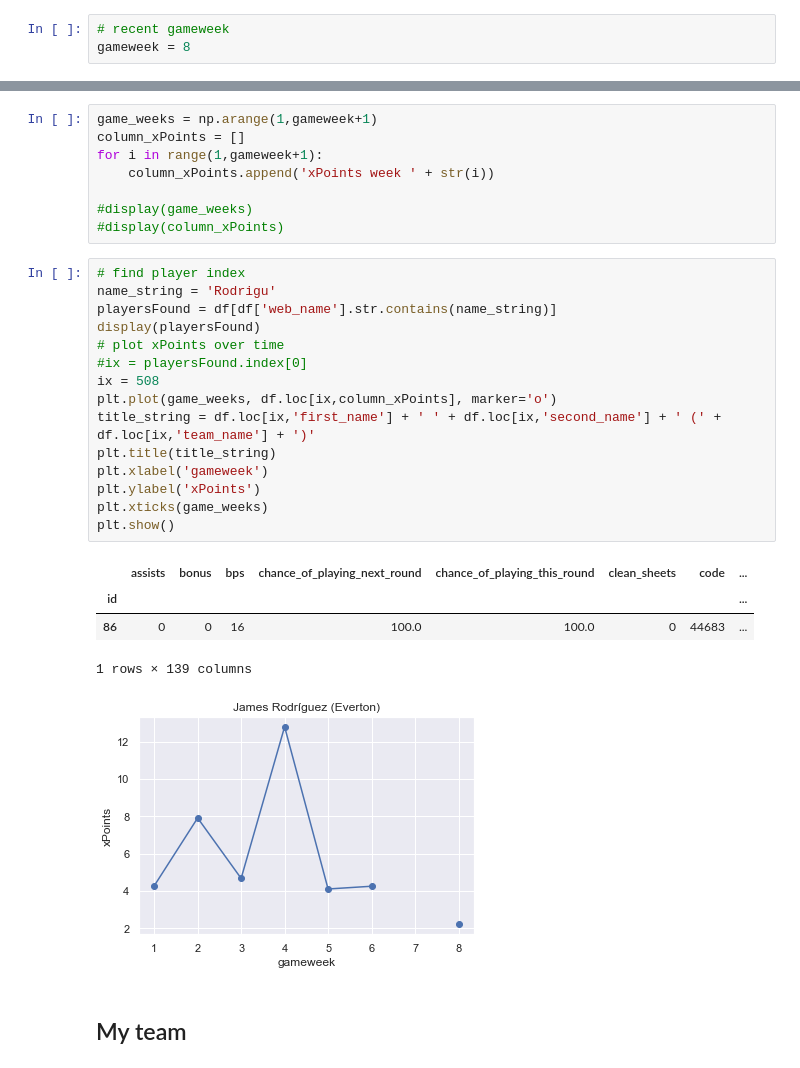
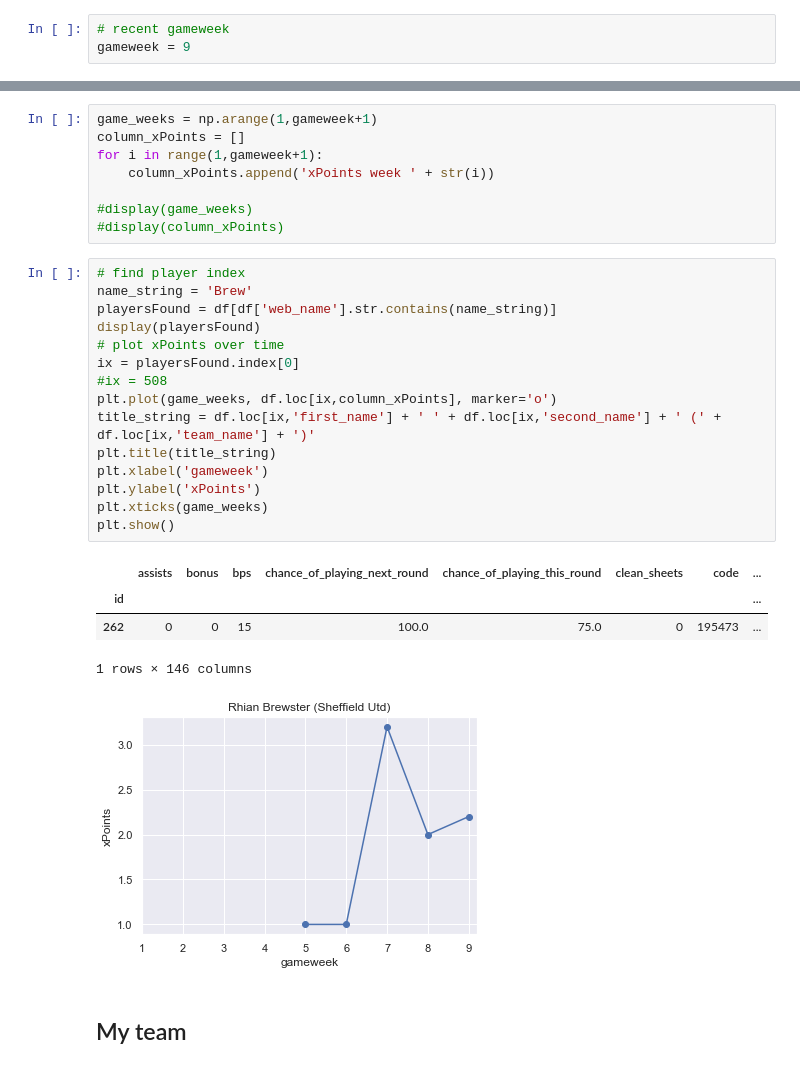
Before and after one commit to jaksticks/Fantasy-Premier-League, a Jupyter notebook: notebooks/playerEvaluation.ipynb, the cells around one changed output, grey strips where cells are left out. Saved outputs shown, nothing was run; the diff lists cells and outputs as text.

```diff
--- a/notebooks/playerEvaluation.ipynb
+++ b/notebooks/playerEvaluation.ipynb
@@ -4,7 +4,7 @@
 Here we compare players based on their adjusted points. Also, we calculate some useful metrics using the adjusted points to further evaluate player performance in FPL.
 # %%
 # recent gameweek
-gameweek = 8
+gameweek = 9
 # %%
 # import basic libraries
 import pandas as pd
@@ -294,25 +294,25 @@ for i in range(1,gameweek+1):
 #display(column_xPoints)
 # %%
 # find player index
-name_string = 'Rodrigu'
+name_string = 'Brew'
 playersFound = df[df['web_name'].str.contains(name_string)]
 display(playersFound)
 # plot xPoints over time
-#ix = playersFound.index[0]
-ix = 508
+ix = playersFound.index[0]
+#ix = 508
 plt.plot(game_weeks, df.loc[ix,column_xPoints], marker='o')
 title_string = df.loc[ix,'first_name'] + ' ' + df.loc[ix,'second_name'] + ' (' + df.loc[ix,'team_name'] + ')'
 plt.title(title_string)
 plt.xlabel('gameweek')
 plt.ylabel('xPoints')
 plt.xticks(game_weeks)
 plt.show()
 # %% [output]
 |  | assists | bonus | bps | chance_of_playing_next_round | chance_of_playing_this_round | clean_sheets | code | ... |
 | id |  |  |  |  |  |  |  | ... |
-| 86 | 0 | 0 | 16 | 100.0 | 100.0 | 0 | 44683 | ... |
+| 262 | 0 | 0 | 15 | 100.0 | 75.0 | 0 | 195473 | ... |
-1 rows × 139 columns
+1 rows × 146 columns
-[figure, old version]
+[figure, new version]
 # %% [markdown]
 ## My team
 # %%
```
Also changed, not shown: parts of 9 cells of this notebook, 6 other files.
